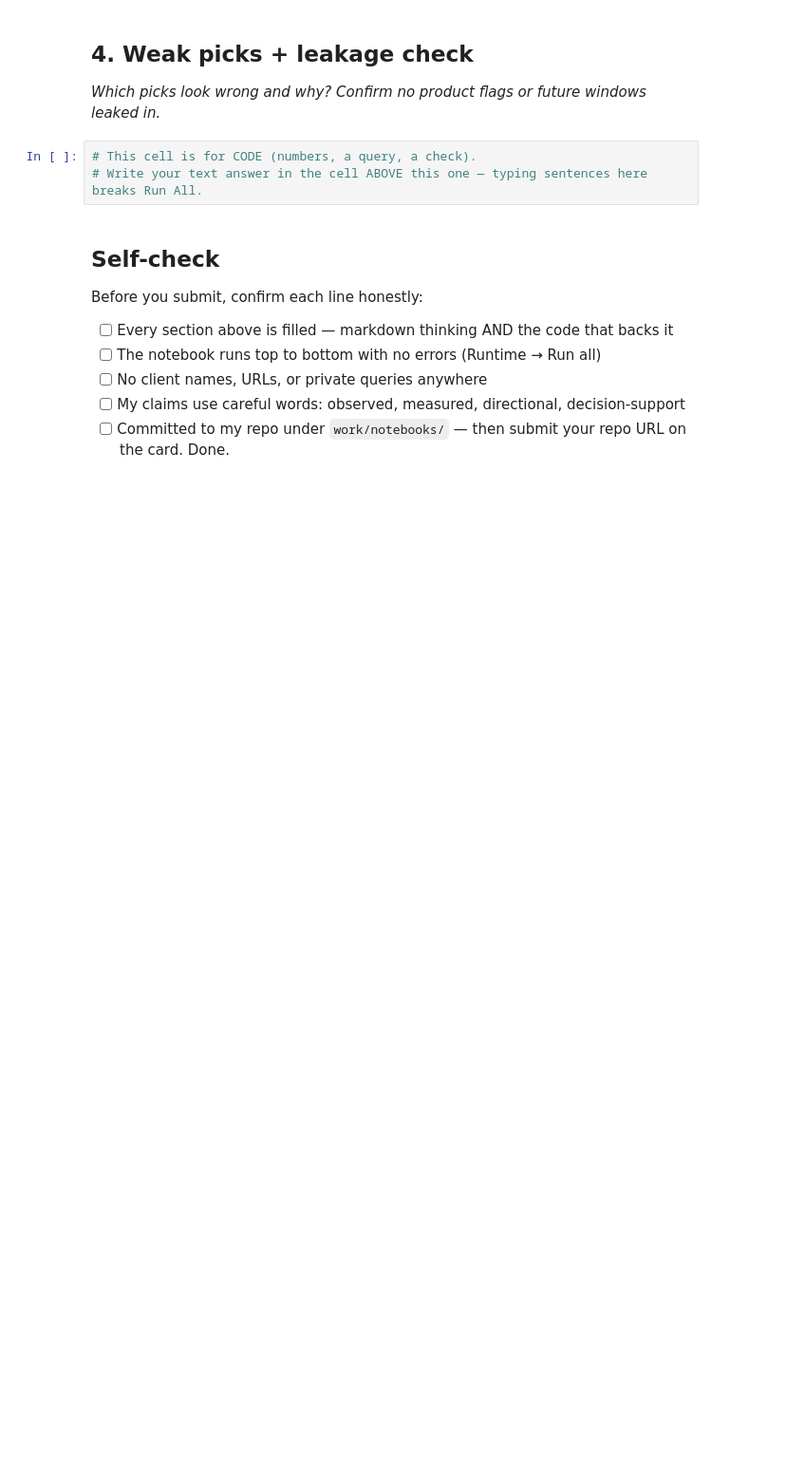
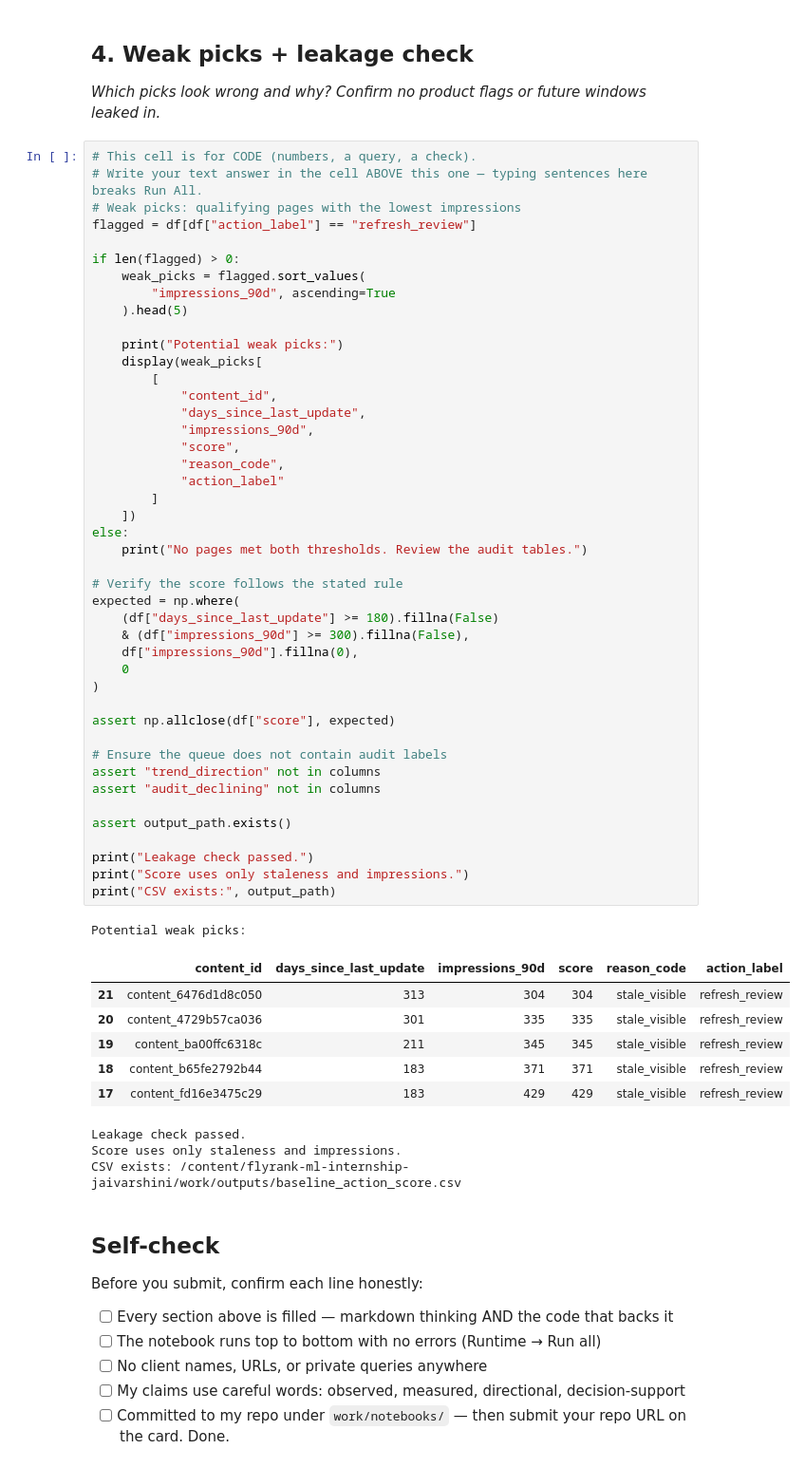
Before and after one commit to Jaivarshini-06/flyrank-ml-internship-jaivarshini, a Jupyter notebook: work/notebooks/w04_baseline_score.ipynb, the cells around one changed output. Shown at 95% size. Saved outputs shown, nothing was run; the diff lists cells and outputs as text; blank space fills up the shorter version.

```diff
--- a/work/notebooks/w04_baseline_score.ipynb
+++ b/work/notebooks/w04_baseline_score.ipynb
@@ -176,6 +323,58 @@ print("Verdict:", volume_verdict, "-", volume_explanation)
 # %%
 # This cell is for CODE (numbers, a query, a check).
 # Write your text answer in the cell ABOVE this one — typing sentences here breaks Run All.
+# Weak picks: qualifying pages with the lowest impressions
+flagged = df[df["action_label"] == "refresh_review"]
+
+if len(flagged) > 0:
+    weak_picks = flagged.sort_values(
+        "impressions_90d", ascending=True
+    ).head(5)
+
+    print("Potential weak picks:")
+    display(weak_picks[
+        [
+            "content_id",
+            "days_since_last_update",
+            "impressions_90d",
+            "score",
+            "reason_code",
+            "action_label"
+        ]
+    ])
+else:
+    print("No pages met both thresholds. Review the audit tables.")
+
+# Verify the score follows the stated rule
+expected = np.where(
+    (df["days_since_last_update"] >= 180).fillna(False)
+    & (df["impressions_90d"] >= 300).fillna(False),
+    df["impressions_90d"].fillna(0),
+    0
+)
+
+assert np.allclose(df["score"], expected)
+
+# Ensure the queue does not contain audit labels
+assert "trend_direction" not in columns
+assert "audit_declining" not in columns
+
+assert output_path.exists()
+
+print("Leakage check passed.")
+print("Score uses only staleness and impressions.")
+print("CSV exists:", output_path)
+# %% [output]
+Potential weak picks:
+|  | content_id | days_since_last_update | impressions_90d | score | reason_code | action_label |
+| 21 | content_6476d1d8c050 | 313 | 304 | 304 | stale_visible | refresh_review |
+| 20 | content_4729b57ca036 | 301 | 335 | 335 | stale_visible | refresh_review |
+| 19 | content_ba00ffc6318c | 211 | 345 | 345 | stale_visible | refresh_review |
+| 18 | content_b65fe2792b44 | 183 | 371 | 371 | stale_visible | refresh_review |
+| 17 | content_fd16e3475c29 | 183 | 429 | 429 | stale_visible | refresh_review |
+Leakage check passed.
+Score uses only staleness and impressions.
+CSV exists: /content/flyrank-ml-internship-jaivarshini/work/outputs/baseline_action_score.csv
 # %% [markdown]
 ## Self-check
 
```
Also changed, not shown: parts of 3 cells of this notebook.
